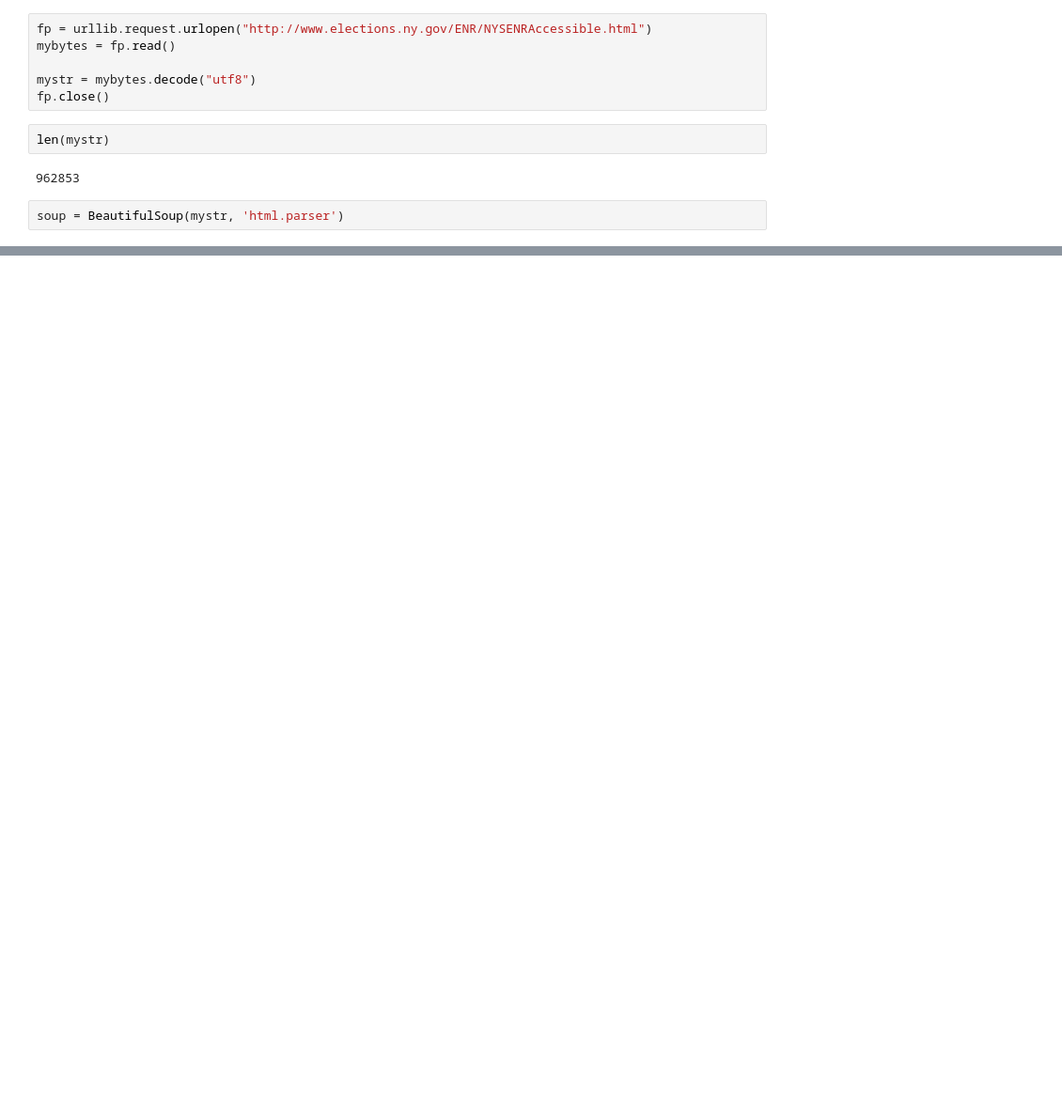
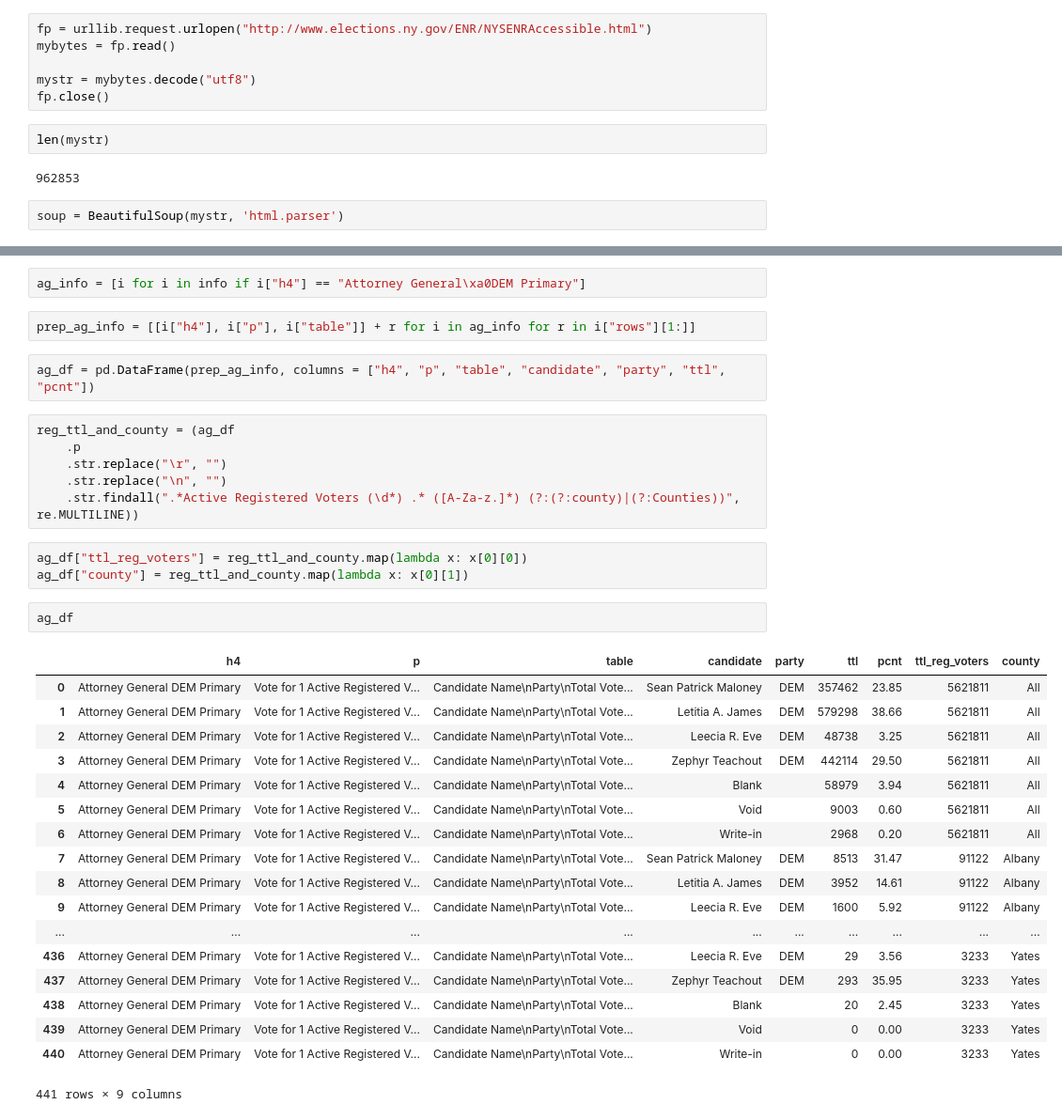
Before and after one commit to gautsi/gen-purpose-repo, a Jupyter notebook: maps/ElectionResults.ipynb, the cells around one changed output, grey strips where cells are left out. Shown at 94% size. Cells and saved outputs as stored; diff of their text form; blank space fills up the shorter version.

```diff
--- a/maps/ElectionResults.ipynb
+++ b/maps/ElectionResults.ipynb
@@ -48,0 +46,36 @@ info[1]["rows"][0].find_all("th")
+# %%
+ag_info = [i for i in info if i["h4"] == "Attorney General\xa0DEM Primary"]
+# %%
+prep_ag_info = [[i["h4"], i["p"], i["table"]] + r for i in ag_info for r in i["rows"][1:]]
+# %%
+ag_df = pd.DataFrame(prep_ag_info, columns = ["h4", "p", "table", "candidate", "party", "ttl", "pcnt"])
+# %%
+reg_ttl_and_county = (ag_df
+    .p
+    .str.replace("\r", "")
+    .str.replace("\n", "")
+    .str.findall(".*Active Registered Voters (\d*) .* ([A-Za-z.]*) (?:(?:county)|(?:Counties))", re.MULTILINE))
+# %%
+ag_df["ttl_reg_voters"] = reg_ttl_and_county.map(lambda x: x[0][0])
+ag_df["county"] = reg_ttl_and_county.map(lambda x: x[0][1])
+# %%
+ag_df
+# %% [output]
+|  | h4 | p | table | candidate | party | ttl | pcnt | ttl_reg_voters | county |
+| 0 | Attorney General DEM Primary | Vote for 1 Active Registered V... | Candidate Name\nParty\nTotal Vote... | Sean Patrick Maloney | DEM | 357462 | 23.85 | 5621811 | All |
+| 1 | Attorney General DEM Primary | Vote for 1 Active Registered V... | Candidate Name\nParty\nTotal Vote... | Letitia A. James | DEM | 579298 | 38.66 | 5621811 | All |
+| 2 | Attorney General DEM Primary | Vote for 1 Active Registered V... | Candidate Name\nParty\nTotal Vote... | Leecia R. Eve | DEM | 48738 | 3.25 | 5621811 | All |
+| 3 | Attorney General DEM Primary | Vote for 1 Active Registered V... | Candidate Name\nParty\nTotal Vote... | Zephyr Teachout | DEM | 442114 | 29.50 | 5621811 | All |
+| 4 | Attorney General DEM Primary | Vote for 1 Active Registered V... | Candidate Name\nParty\nTotal Vote... | Blank |  | 58979 | 3.94 | 5621811 | All |
+| 5 | Attorney General DEM Primary | Vote for 1 Active Registered V... | Candidate Name\nParty\nTotal Vote... | Void |  | 9003 | 0.60 | 5621811 | All |
+| 6 | Attorney General DEM Primary | Vote for 1 Active Registered V... | Candidate Name\nParty\nTotal Vote... | Write-in |  | 2968 | 0.20 | 5621811 | All |
+| 7 | Attorney General DEM Primary | Vote for 1 Active Registered V... | Candidate Name\nParty\nTotal Vote... | Sean Patrick Maloney | DEM | 8513 | 31.47 | 91122 | Albany |
+| 8 | Attorney General DEM Primary | Vote for 1 Active Registered V... | Candidate Name\nParty\nTotal Vote... | Letitia A. James | DEM | 3952 | 14.61 | 91122 | Albany |
+| 9 | Attorney General DEM Primary | Vote for 1 Active Registered V... | Candidate Name\nParty\nTotal Vote... | Leecia R. Eve | DEM | 1600 | 5.92 | 91122 | Albany |
+| ... | ... | ... | ... | ... | ... | ... | ... | ... | ... |
+| 436 | Attorney General DEM Primary | Vote for 1 Active Registered V... | Candidate Name\nParty\nTotal Vote... | Leecia R. Eve | DEM | 29 | 3.56 | 3233 | Yates |
+| 437 | Attorney General DEM Primary | Vote for 1 Active Registered V... | Candidate Name\nParty\nTotal Vote... | Zephyr Teachout | DEM | 293 | 35.95 | 3233 | Yates |
+| 438 | Attorney General DEM Primary | Vote for 1 Active Registered V... | Candidate Name\nParty\nTotal Vote... | Blank |  | 20 | 2.45 | 3233 | Yates |
+| 439 | Attorney General DEM Primary | Vote for 1 Active Registered V... | Candidate Name\nParty\nTotal Vote... | Void |  | 0 | 0.00 | 3233 | Yates |
+| 440 | Attorney General DEM Primary | Vote for 1 Active Registered V... | Candidate Name\nParty\nTotal Vote... | Write-in |  | 0 | 0.00 | 3233 | Yates |
+441 rows × 9 columns
```
Also changed, not shown: parts of 6 cells of this notebook.
